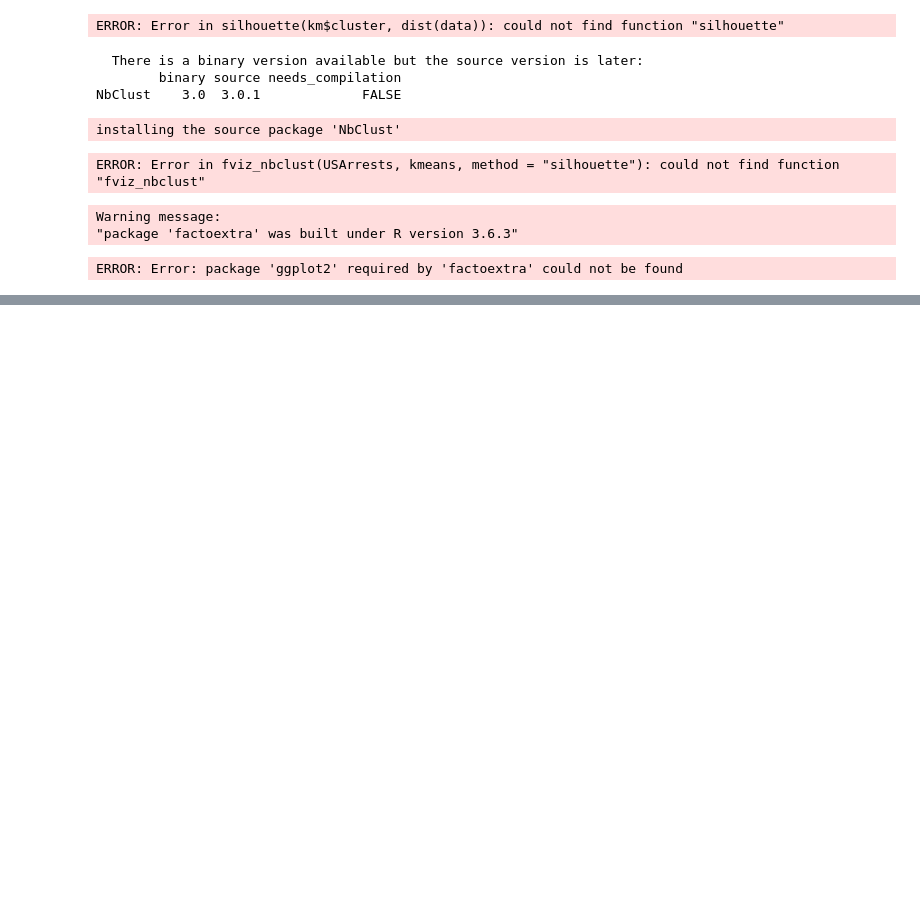
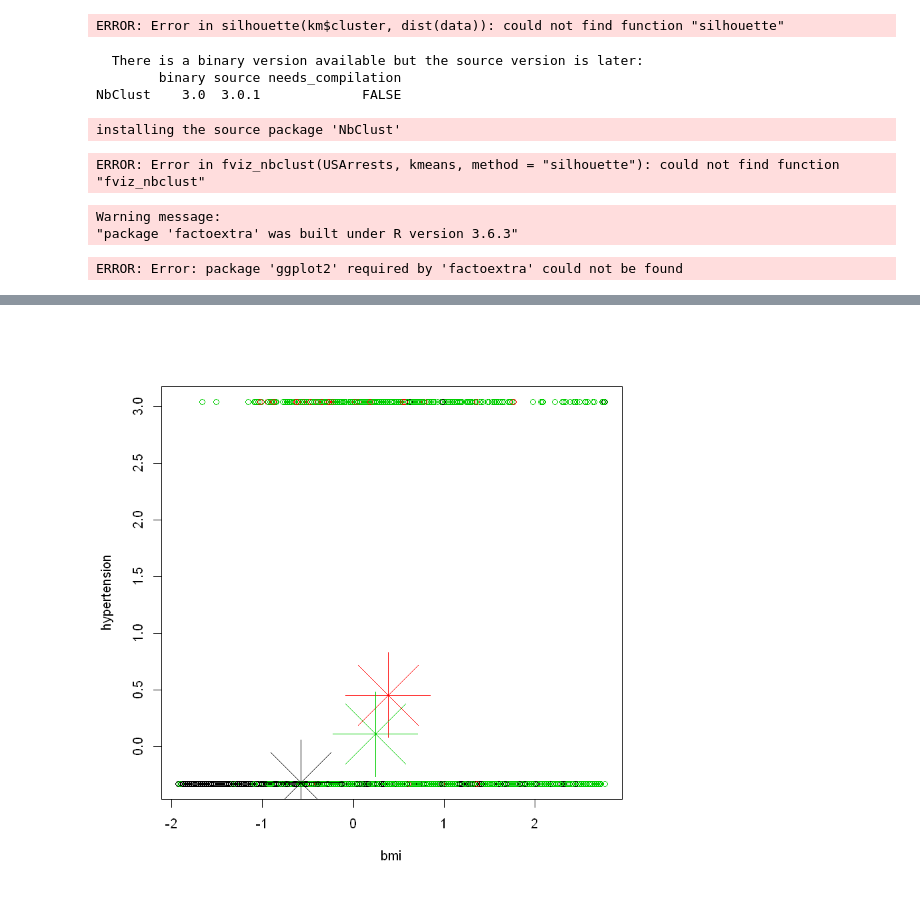
Before and after one commit to mriamft/Stroke-Prediction, a Jupyter notebook: Phase(2) Data Mining Notebook.ipynb, the cells around one changed output, grey strips where cells are left out. Saved outputs shown, nothing was run; the diff lists cells and outputs as text; code cells hidden in the pictures; blank space fills up the shorter version.

```diff
--- a/Phase(2) Data Mining Notebook.ipynb
+++ b/Phase(2) Data Mining Notebook.ipynb
@@ -1068,0 +1047,8 @@ ERROR: Error: package 'ggplot2' required by 'factoextra' could not be found
+# %%
+
+# plot cluster points
+plot(data[, c("bmi","hypertension")], col = (kmeans.result$cluster) )
+# this command add Points(center) to a Plot
+points(kmeans.result$centers[, c("bmi","hypertension")],  col = 1:4, pch = 8, cex=10)
+# %% [output]
+[figure, added]
```
Also changed, not shown: parts of 51 cells of this notebook.
